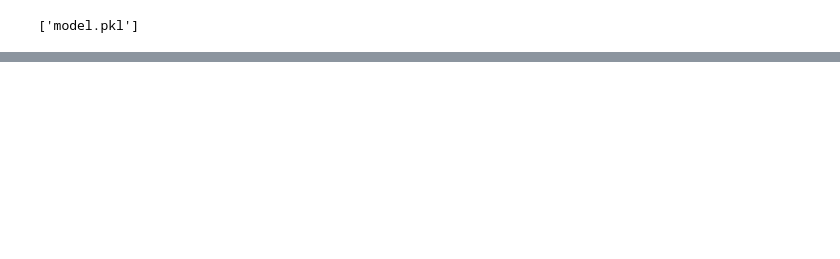
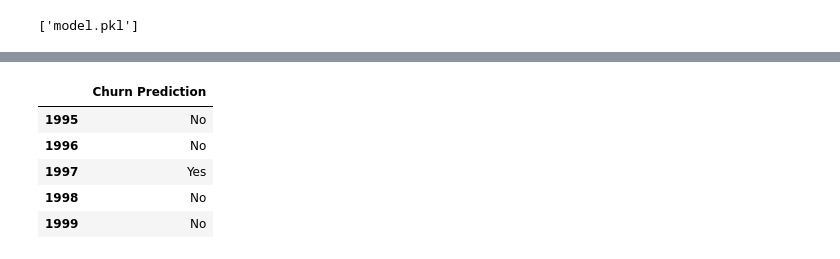
Before and after one commit to Marlon-were/telecommunication-company, a Jupyter notebook: india.ipynb, the cells around one changed output, grey strips where cells are left out. Cells and saved outputs as stored; diff of their text form; code cells hidden in the pictures; blank space fills up the shorter version.

```diff
--- a/india.ipynb
+++ b/india.ipynb
@@ -1251,0 +1479,12 @@ accuracy_score(y_test_encoded, y_pred)
+# %%
+# convert the predictions into a readable format
+
+churn_predictions['Churn Prediction'] = churn_predictions['Churn Prediction'].replace({0: 'No', 1: 'Yes'})
+churn_predictions.tail()
+# %% [output]
+|  | Churn Prediction |
+| 1995 | No |
+| 1996 | No |
+| 1997 | Yes |
+| 1998 | No |
+| 1999 | No |
```
Also changed, not shown: parts of 37 cells of this notebook, 3 other files.
